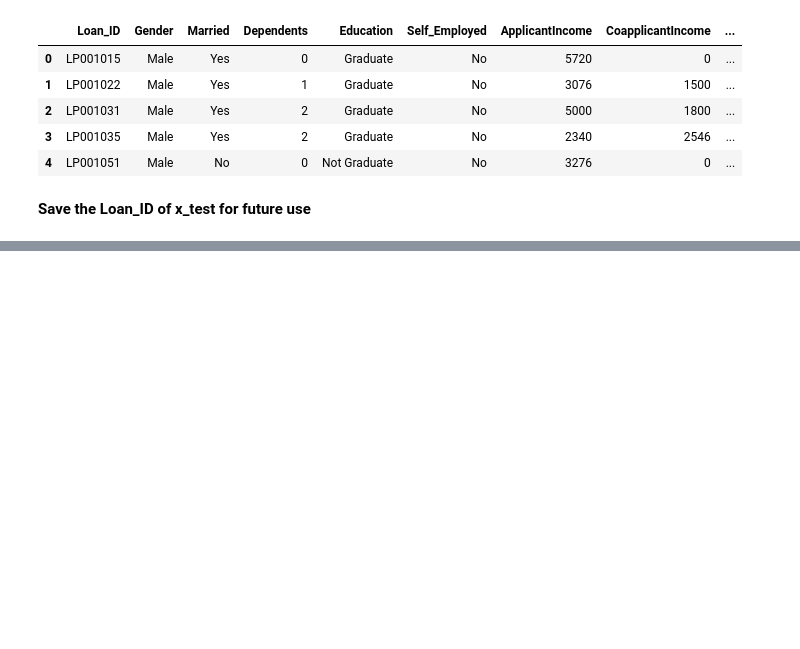
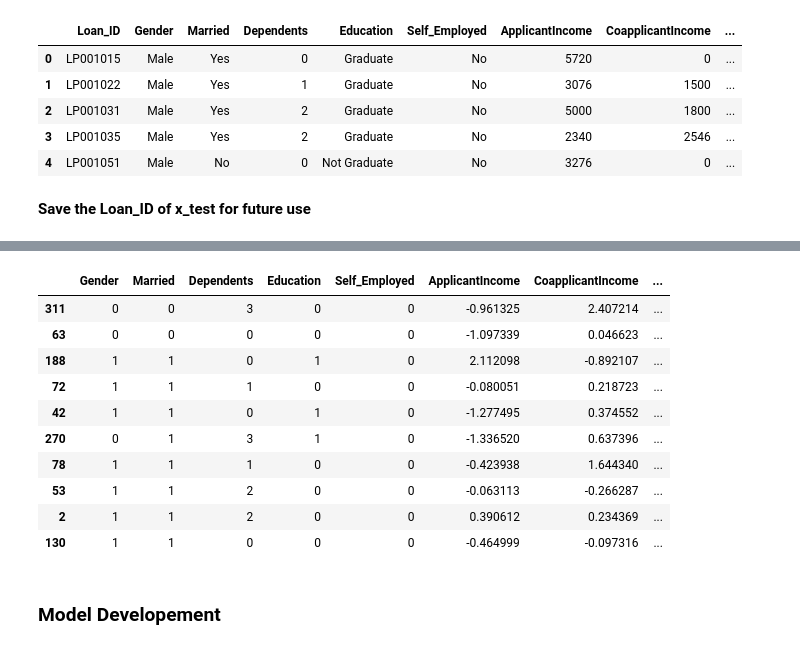
Before and after one commit to Sahilkhan-34/Exploratory_data_analysis_EDA, a Jupyter notebook: AV_Loan_prediction/New_loan_prediction.ipynb, the cells around one changed output, grey strips where cells are left out. Saved outputs shown, nothing was run; the diff lists cells and outputs as text; code cells hidden in the pictures; blank space fills up the shorter version.

```diff
--- a/AV_Loan_prediction/New_loan_prediction.ipynb
+++ b/AV_Loan_prediction/New_loan_prediction.ipynb
@@ -62,0 +278,7 @@ df_tr.drop('Loan_ID', axis=1)
+# %%
+cat_cols = x_test.select_dtypes(include='object').columns.to_list()
+num_cols = x_test.select_dtypes(exclude='object').columns.to_list()
+# %%
+for column in cat_cols:
+    mode_value = x_test[column].mode()[0]  # Calculate mode
+    x_test[column].fillna(mode_value, inplace=True)  # Fill missing values with mode
@@ -62,0 +300,25 @@ df_tr.drop('Loan_ID', axis=1)
+# %%
+# Label Encoding
+x_test[cat_cols] = x_test[cat_cols].apply(LabelEncoder().fit_transform)
+# %%
+# satndardize
+scaler = StandardScaler()
+
+# Apply StandardScaler to all numerical columns
+x_test[num_cols] = scaler.fit_transform(x_test[num_cols])
+# %%
+x_test.sample(10)
+# %% [output]
+|  | Gender | Married | Dependents | Education | Self_Employed | ApplicantIncome | CoapplicantIncome | ... |
+| 311 | 0 | 0 | 3 | 0 | 0 | -0.961325 | 2.407214 | ... |
+| 63 | 0 | 0 | 0 | 0 | 0 | -1.097339 | 0.046623 | ... |
+| 188 | 1 | 1 | 0 | 1 | 0 | 2.112098 | -0.892107 | ... |
+| 72 | 1 | 1 | 1 | 0 | 0 | -0.080051 | 0.218723 | ... |
+| 42 | 1 | 1 | 0 | 1 | 0 | -1.277495 | 0.374552 | ... |
+| 270 | 0 | 1 | 3 | 1 | 0 | -1.336520 | 0.637396 | ... |
+| 78 | 1 | 1 | 1 | 0 | 0 | -0.423938 | 1.644340 | ... |
+| 53 | 1 | 1 | 2 | 0 | 0 | -0.063113 | -0.266287 | ... |
+| 2 | 1 | 1 | 2 | 0 | 0 | 0.390612 | 0.234369 | ... |
+| 130 | 1 | 1 | 0 | 0 | 0 | -0.464999 | -0.097316 | ... |
+# %% [markdown]
+### Model Developement
```
Also changed, not shown: parts of 77 cells of this notebook, 5 other files.
